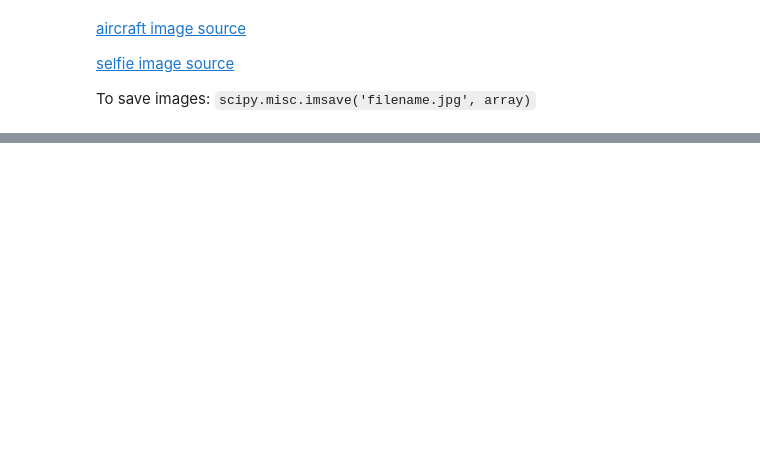
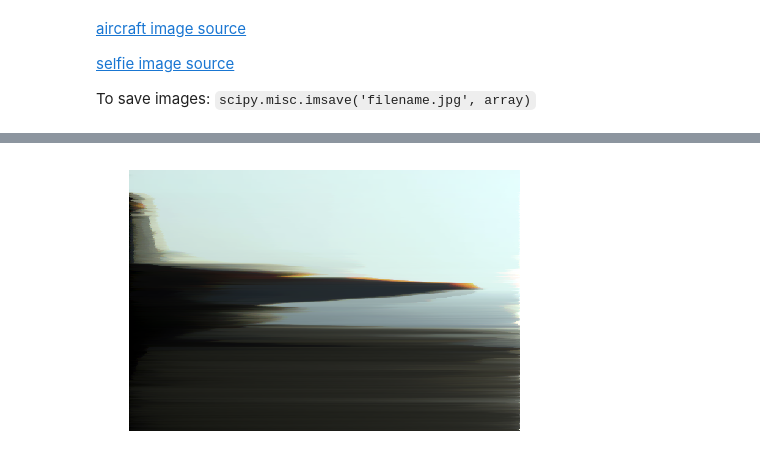
Before and after one commit to granieri/Computer-Vision, a Jupyter notebook: Glitch.ipynb, the cells around one changed output, grey strips where cells are left out. Cells and saved outputs as stored; diff of their text form; code cells hidden in the pictures; blank space fills up the shorter version.

```diff
--- a/Glitch.ipynb
+++ b/Glitch.ipynb
@@ -101,0 +118,8 @@ def cmp_B(arr1, arr2):
+# %%
+plt.figure(figsize=(7,7))
+plt.axis('off')
+new_img = pix_sort(img, 1)
+plt.imshow(new_img)
+plt.show()
+# %% [output]
+[figure, added]
```
Also changed, not shown: parts of 7 cells of this notebook.
